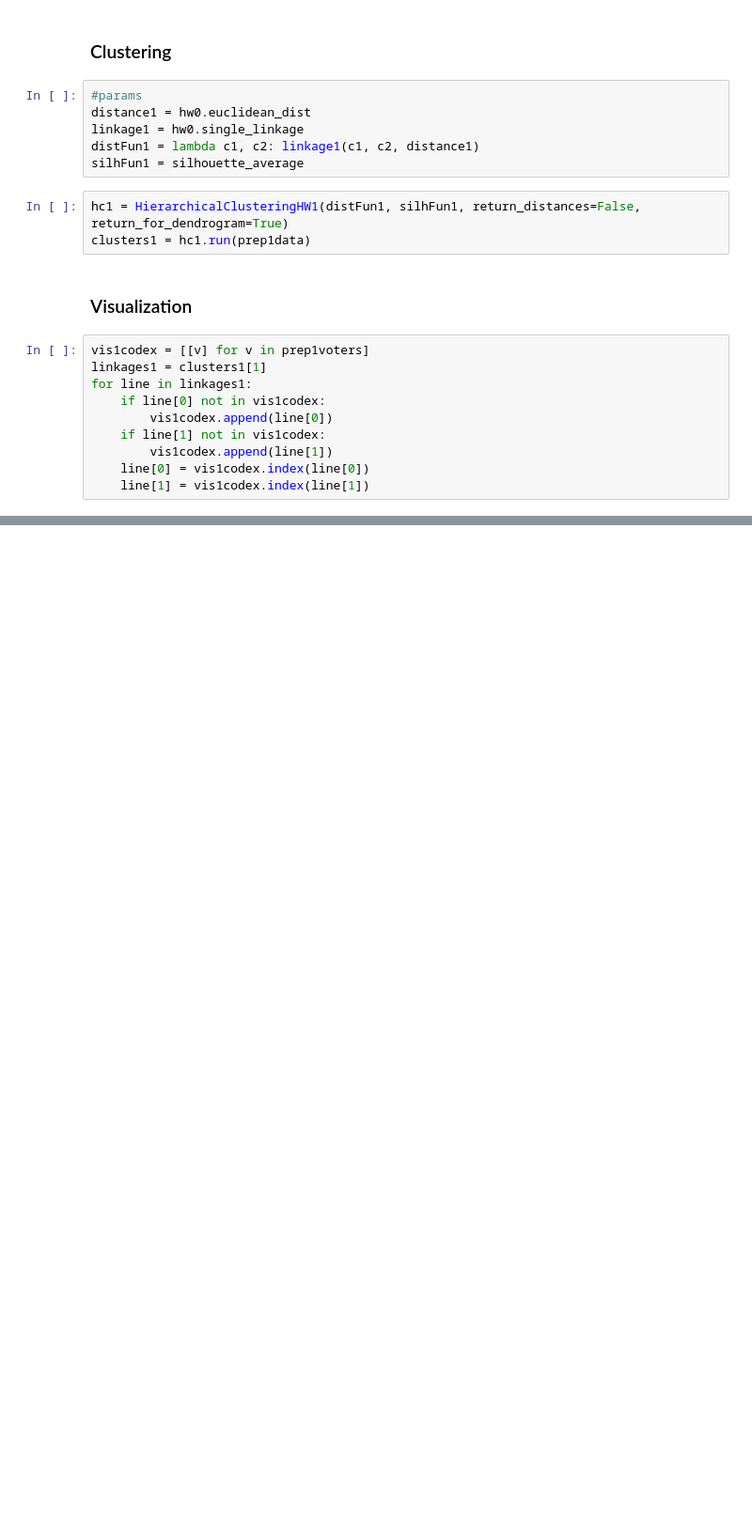
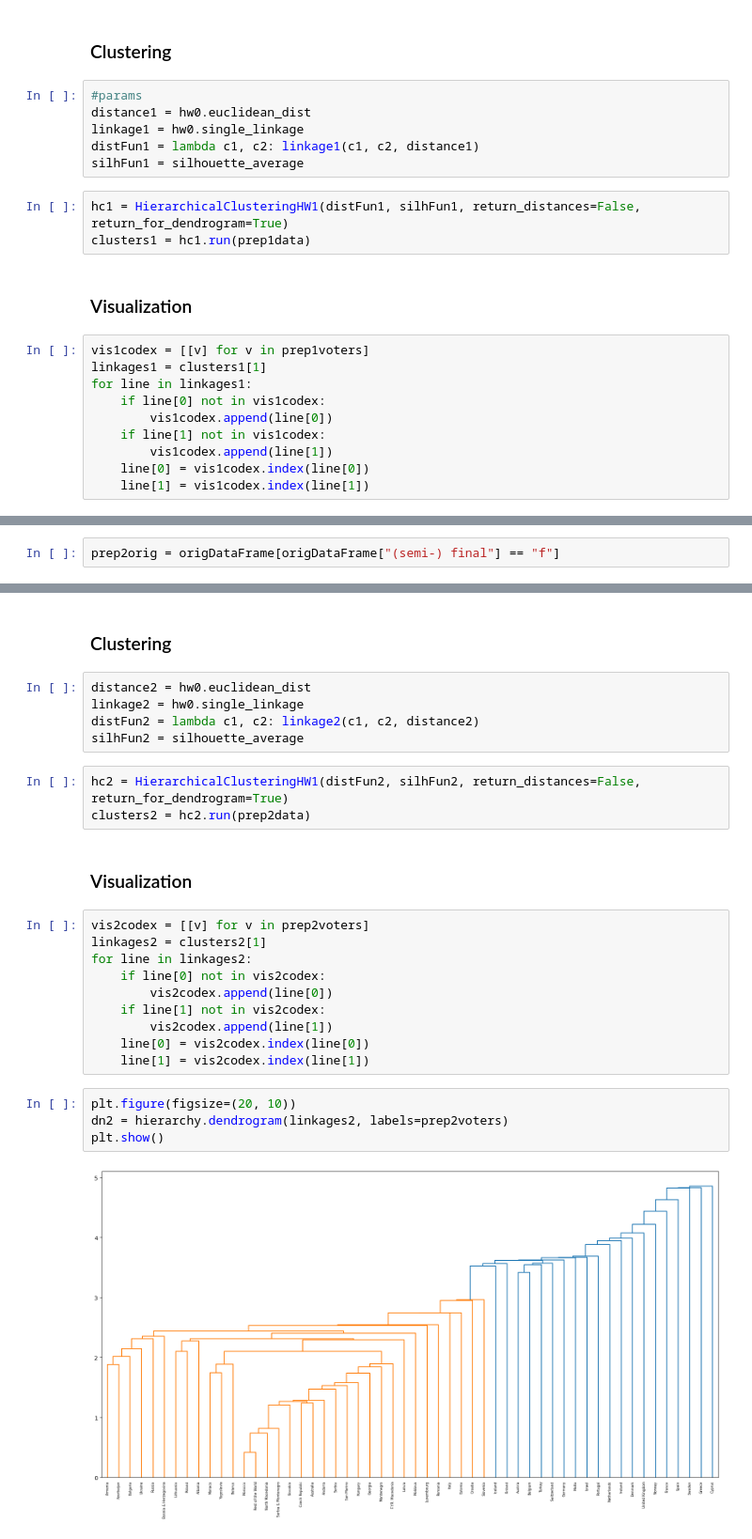
Before and after one commit to brziga/uozp-hw1, a Jupyter notebook: hw1.ipynb, the cells around one changed output, grey strips where cells are left out. Shown: that part at 94% size. Drawn from its saved outputs; the diff is of its cells as text; blank space fills up the shorter version.

```diff
--- a/hw1.ipynb
+++ b/hw1.ipynb
@@ -243,0 +252,2 @@ plt.show()
+# %%
+prep2orig = origDataFrame[origDataFrame["(semi-) final"] == "f"]
@@ -243,0 +283,28 @@ plt.show()
+# %% [markdown]
+### Clustering
+# %%
+distance2 = hw0.euclidean_dist
+linkage2 = hw0.single_linkage
+distFun2 = lambda c1, c2: linkage2(c1, c2, distance2)
+silhFun2 = silhouette_average
+# %%
+hc2 = HierarchicalClusteringHW1(distFun2, silhFun2, return_distances=False, return_for_dendrogram=True)
+clusters2 = hc2.run(prep2data)
+# %% [markdown]
+### Visualization
+# %%
+vis2codex = [[v] for v in prep2voters]
+linkages2 = clusters2[1]
+for line in linkages2:
+    if line[0] not in vis2codex:
+        vis2codex.append(line[0])
+    if line[1] not in vis2codex:
+        vis2codex.append(line[1])
+    line[0] = vis2codex.index(line[0])
+    line[1] = vis2codex.index(line[1])
+# %%
+plt.figure(figsize=(20, 10))
+dn2 = hierarchy.dendrogram(linkages2, labels=prep2voters)
+plt.show()
+# %% [output]
+[figure, added]
```
Also changed, not shown: parts of 9 cells of this notebook, 1 other file.
